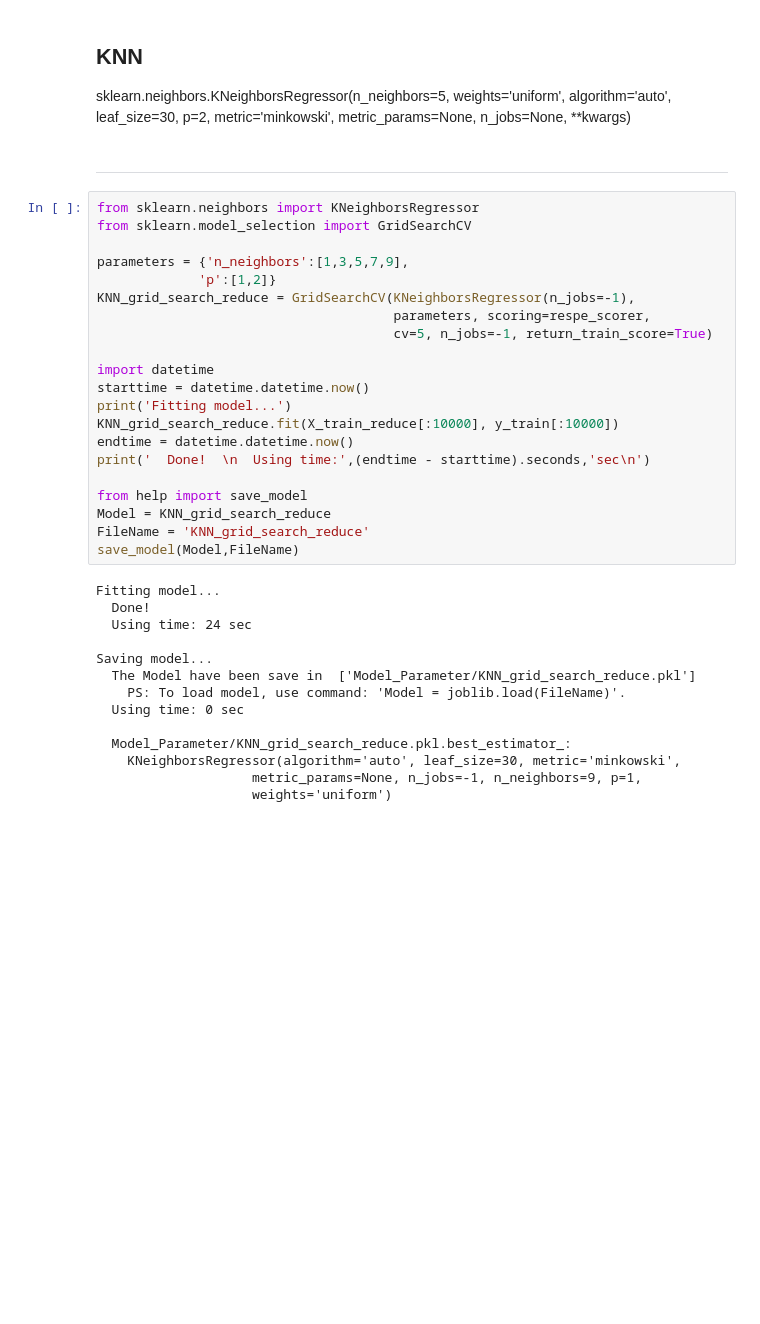
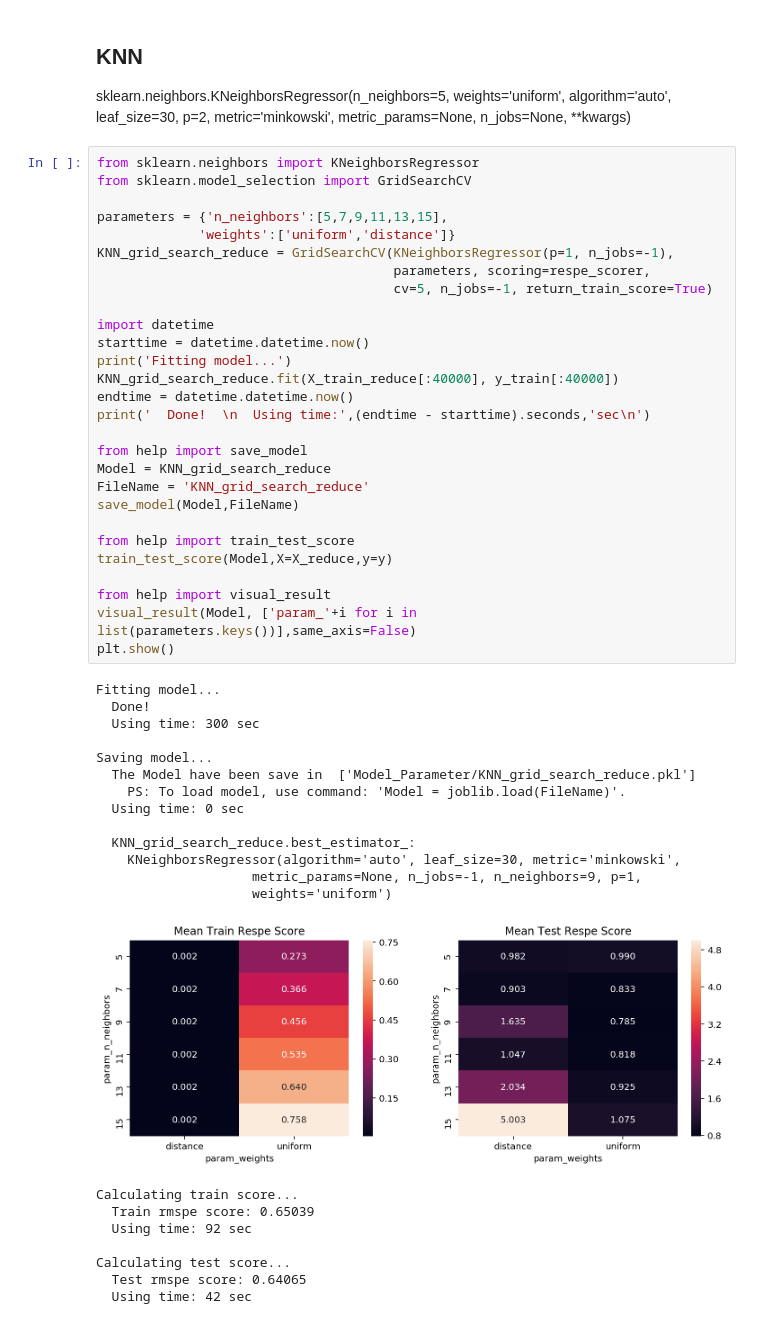
Before and after one commit to X1AOX1A/Udacity, a Jupyter notebook: Rossmann_Store_Sales/Note_Model.ipynb, the cells around one changed output. Saved outputs shown, nothing was run; the diff lists cells and outputs as text; blank space fills up the shorter version.

```diff
--- a/Rossmann_Store_Sales/Note_Model.ipynb
+++ b/Rossmann_Store_Sales/Note_Model.ipynb
@@ -605,40 +648,53 @@ Calculating test score...
 ## KNN
 
 sklearn.neighbors.KNeighborsRegressor(n_neighbors=5, weights='uniform', algorithm='auto', leaf_size=30, p=2, metric='minkowski', metric_params=None, n_jobs=None, **kwargs)
-# %% [markdown]
-***
 # %%
 from sklearn.neighbors import KNeighborsRegressor
 from sklearn.model_selection import GridSearchCV
 
-parameters = {'n_neighbors':[1,3,5,7,9],
-             'p':[1,2]}
-KNN_grid_search_reduce = GridSearchCV(KNeighborsRegressor(n_jobs=-1),
+parameters = {'n_neighbors':[5,7,9,11,13,15],
+             'weights':['uniform','distance']}
+KNN_grid_search_reduce = GridSearchCV(KNeighborsRegressor(p=1, n_jobs=-1),
                                       parameters, scoring=respe_scorer,
                                       cv=5, n_jobs=-1, return_train_score=True)
 
 import datetime
 starttime = datetime.datetime.now()
 print('Fitting model...')
-KNN_grid_search_reduce.fit(X_train_reduce[:10000], y_train[:10000])
+KNN_grid_search_reduce.fit(X_train_reduce[:40000], y_train[:40000])
 endtime = datetime.datetime.now()
 print('  Done!  \n  Using time:',(endtime - starttime).seconds,'sec\n')
 
 from help import save_model
 Model = KNN_grid_search_reduce
 FileName = 'KNN_grid_search_reduce'
 save_model(Model,FileName)
+
+from help import train_test_score
+train_test_score(Model,X=X_reduce,y=y)
+
+from help import visual_result
+visual_result(Model, ['param_'+i for i in list(parameters.keys())],same_axis=False)
+plt.show()
 # %% [output]
 Fitting model...
   Done!
-  Using time: 24 sec
+  Using time: 300 sec
 
 Saving model...
   The Model have been save in  ['Model_Parameter/KNN_grid_search_reduce.pkl']
     PS: To load model, use command: 'Model = joblib.load(FileName)'.
   Using time: 0 sec
 
-  Model_Parameter/KNN_grid_search_reduce.pkl.best_estimator_:
+  KNN_grid_search_reduce.best_estimator_:
     KNeighborsRegressor(algorithm='auto', leaf_size=30, metric='minkowski',
                     metric_params=None, n_jobs=-1, n_neighbors=9, p=1,
                     weights='uniform')
+[figure, added]
+Calculating train score...
+  Train rmspe score: 0.65039
+  Using time: 92 sec
+
+Calculating test score...
+  Test rmspe score: 0.64065
+  Using time: 42 sec
```
Also changed, not shown: parts of 11 cells of this notebook.
